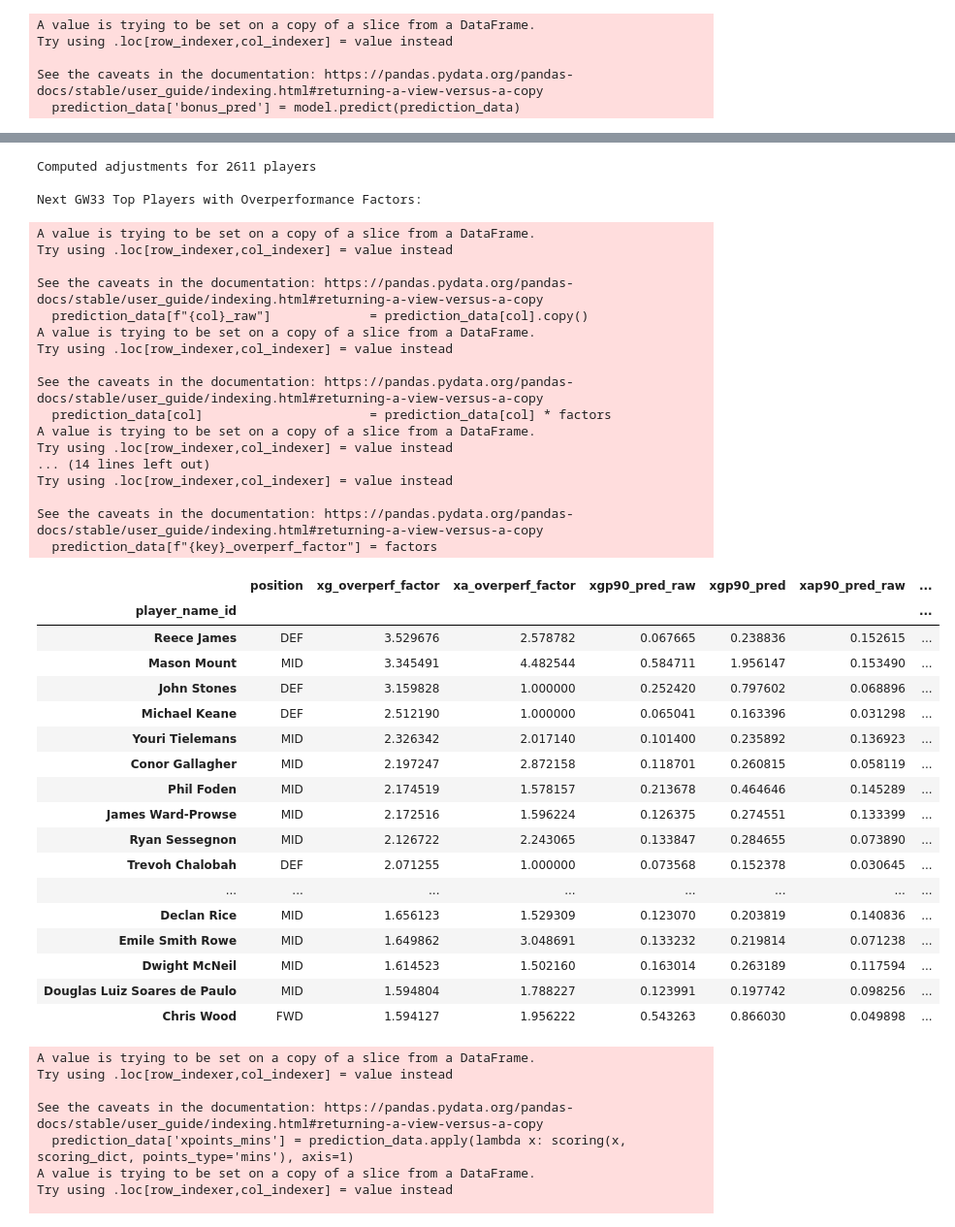
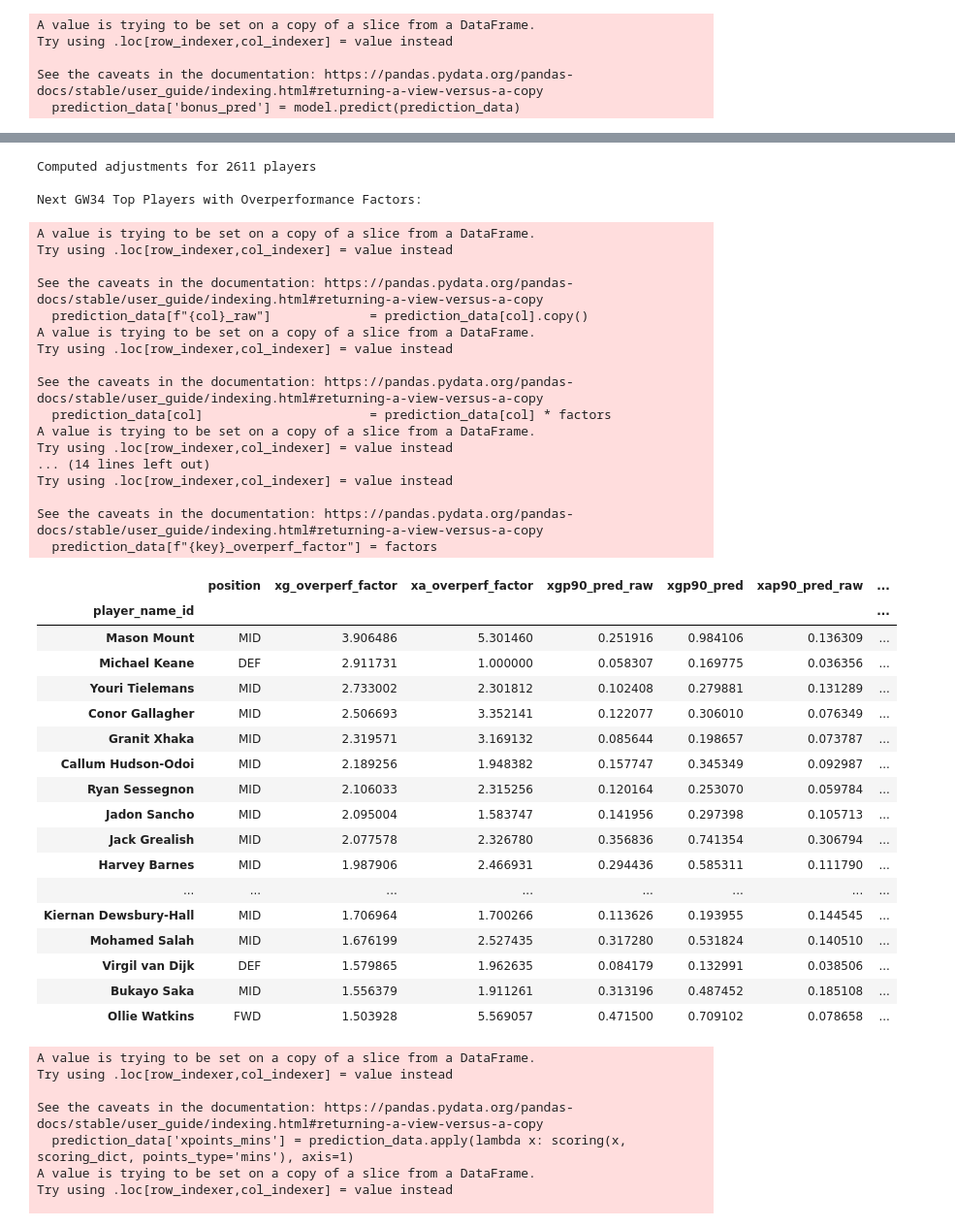
Before and after one commit to chrisimpacts/FPL-Points-Predictor, a Jupyter notebook: 2_FPL-Transform_Predict.ipynb, the cells around one changed output, grey strips where cells are left out. Shown at 97% size. Drawn from its saved outputs; the diff is of its cells as text; code cells hidden in the pictures.

```diff
--- a/2_FPL-Transform_Predict.ipynb
+++ b/2_FPL-Transform_Predict.ipynb
@@ -11,7 +11,7 @@ import CJDH_local_settings
 from FPLRunningAveragesCalculator import FPLRunningAveragesCalculator
 
 current_season = 20252026
-current_gw = 32 #predictions from gw+1
+current_gw = 33 #predictions from gw+1
 
 start=time.perf_counter()
 
@@ -1254,12 +1254,10 @@ overperf_adjustments = build_player_adjustments(
     df,
     stat_pairs=[
         ('goals_scored',  'expected_goals',   'xg'),
-        ('assists',       'expected_assists',  'xa'),
-    ],
-    prior_weight=0.3,           # 30% prior, 70% observed
-    only_if_significant=True,   # only adjust if p < 0.05
-    min_xstat=2.0,    # need ≥2 cumulative xG/xA to run test
-    min_games=5,                # need ≥5 appearances
+        ('assists',       'expected_assists',  'xa')],
+    taper_k_90s=15.0, # 15 90s needed for 50% credibility (50% observed & 50% prior(1))
+    only_if_significant=True, # only adjust if p < 0.05
+    min_xstat=2.0, # need ≥2 cumulative xG/xA to run test
 )
 
 print(f"Computed adjustments for {len(overperf_adjustments)} players")
@@ -1281,50 +1279,50 @@ print(f"\nNext GW{current_gw + 1} Top Players with Overperformance Factors:")
 (
     prediction_data[prediction_data['event'] == current_gw + 1]
     [['player_name_id','position', 'xg_overperf_factor', 'xa_overperf_factor',
       'xgp90_pred_raw', 'xgp90_pred',
       'xap90_pred_raw', 'xap90_pred']].groupby('player_name_id').agg({'position': 'first', 'xg_overperf_factor': 'mean', 'xa_overperf_factor': 'mean',
                                                                       'xgp90_pred_raw': 'mean', 'xgp90_pred': 'mean', 'xap90_pred_raw': 'mean', 'xap90_pred': 'mean'})
     .sort_values('xg_overperf_factor', ascending=False)
     .head(30))
 # %% [output]
 Computed adjustments for 2611 players
 
-Next GW33 Top Players with Overperformance Factors:
+Next GW34 Top Players with Overperformance Factors:
 A value is trying to be set on a copy of a slice from a DataFrame.
 Try using .loc[row_indexer,col_indexer] = value instead
 
 See the caveats in the documentation: https://pandas.pydata.org/pandas-docs/stable/user_guide/indexing.html#returning-a-view-versus-a-copy
   prediction_data[f"{col}_raw"]             = prediction_data[col].copy()
 A value is trying to be set on a copy of a slice from a DataFrame.
 Try using .loc[row_indexer,col_indexer] = value instead
 
 See the caveats in the documentation: https://pandas.pydata.org/pandas-docs/stable/user_guide/indexing.html#returning-a-view-versus-a-copy
   prediction_data[col]                      = prediction_data[col] * factors
 A value is trying to be set on a copy of a slice from a DataFrame.
 Try using .loc[row_indexer,col_indexer] = value instead
 ... (14 lines left out)
 Try using .loc[row_indexer,col_indexer] = value instead
 
 See the caveats in the documentation: https://pandas.pydata.org/pandas-docs/stable/user_guide/indexing.html#returning-a-view-versus-a-copy
   prediction_data[f"{key}_overperf_factor"] = factors
 |  | position | xg_overperf_factor | xa_overperf_factor | xgp90_pred_raw | xgp90_pred | xap90_pred_raw | ... |
 | player_name_id |  |  |  |  |  |  | ... |
-| Reece James | DEF | 3.529676 | 2.578782 | 0.067665 | 0.238836 | 0.152615 | ... |
-| Mason Mount | MID | 3.345491 | 4.482544 | 0.584711 | 1.956147 | 0.153490 | ... |
-| John Stones | DEF | 3.159828 | 1.000000 | 0.252420 | 0.797602 | 0.068896 | ... |
-| Michael Keane | DEF | 2.512190 | 1.000000 | 0.065041 | 0.163396 | 0.031298 | ... |
-| Youri Tielemans | MID | 2.326342 | 2.017140 | 0.101400 | 0.235892 | 0.136923 | ... |
-| Conor Gallagher | MID | 2.197247 | 2.872158 | 0.118701 | 0.260815 | 0.058119 | ... |
-| Phil Foden | MID | 2.174519 | 1.578157 | 0.213678 | 0.464646 | 0.145289 | ... |
-| James Ward-Prowse | MID | 2.172516 | 1.596224 | 0.126375 | 0.274551 | 0.133399 | ... |
-| Ryan Sessegnon | MID | 2.126722 | 2.243065 | 0.133847 | 0.284655 | 0.073890 | ... |
-| Trevoh Chalobah | DEF | 2.071255 | 1.000000 | 0.073568 | 0.152378 | 0.030645 | ... |
+| Mason Mount | MID | 3.906486 | 5.301460 | 0.251916 | 0.984106 | 0.136309 | ... |
+| Michael Keane | DEF | 2.911731 | 1.000000 | 0.058307 | 0.169775 | 0.036356 | ... |
+| Youri Tielemans | MID | 2.733002 | 2.301812 | 0.102408 | 0.279881 | 0.131289 | ... |
+| Conor Gallagher | MID | 2.506693 | 3.352141 | 0.122077 | 0.306010 | 0.076349 | ... |
+| Granit Xhaka | MID | 2.319571 | 3.169132 | 0.085644 | 0.198657 | 0.073787 | ... |
+| Callum Hudson-Odoi | MID | 2.189256 | 1.948382 | 0.157747 | 0.345349 | 0.092987 | ... |
+| Ryan Sessegnon | MID | 2.106033 | 2.315256 | 0.120164 | 0.253070 | 0.059784 | ... |
+| Jadon Sancho | MID | 2.095004 | 1.583747 | 0.141956 | 0.297398 | 0.105713 | ... |
+| Jack Grealish | MID | 2.077578 | 2.326780 | 0.356836 | 0.741354 | 0.306794 | ... |
+| Harvey Barnes | MID | 1.987906 | 2.466931 | 0.294436 | 0.585311 | 0.111790 | ... |
 | ... | ... | ... | ... | ... | ... | ... | ... |
-| Declan Rice | MID | 1.656123 | 1.529309 | 0.123070 | 0.203819 | 0.140836 | ... |
-| Emile Smith Rowe | MID | 1.649862 | 3.048691 | 0.133232 | 0.219814 | 0.071238 | ... |
-| Dwight McNeil | MID | 1.614523 | 1.502160 | 0.163014 | 0.263189 | 0.117594 | ... |
-| Douglas Luiz Soares de Paulo | MID | 1.594804 | 1.788227 | 0.123991 | 0.197742 | 0.098256 | ... |
-| Chris Wood | FWD | 1.594127 | 1.956222 | 0.543263 | 0.866030 | 0.049898 | ... |
+| Kiernan Dewsbury-Hall | MID | 1.706964 | 1.700266 | 0.113626 | 0.193955 | 0.144545 | ... |
+| Mohamed Salah | MID | 1.676199 | 2.527435 | 0.317280 | 0.531824 | 0.140510 | ... |
+| Virgil van Dijk | DEF | 1.579865 | 1.962635 | 0.084179 | 0.132991 | 0.038506 | ... |
+| Bukayo Saka | MID | 1.556379 | 1.911261 | 0.313196 | 0.487452 | 0.185108 | ... |
+| Ollie Watkins | FWD | 1.503928 | 5.569057 | 0.471500 | 0.709102 | 0.078658 | ... |
 # %%
 import pandas as pd
 from scipy.stats import nbinom
```
Also changed, not shown: parts of 36 cells of this notebook, 3 other files.
